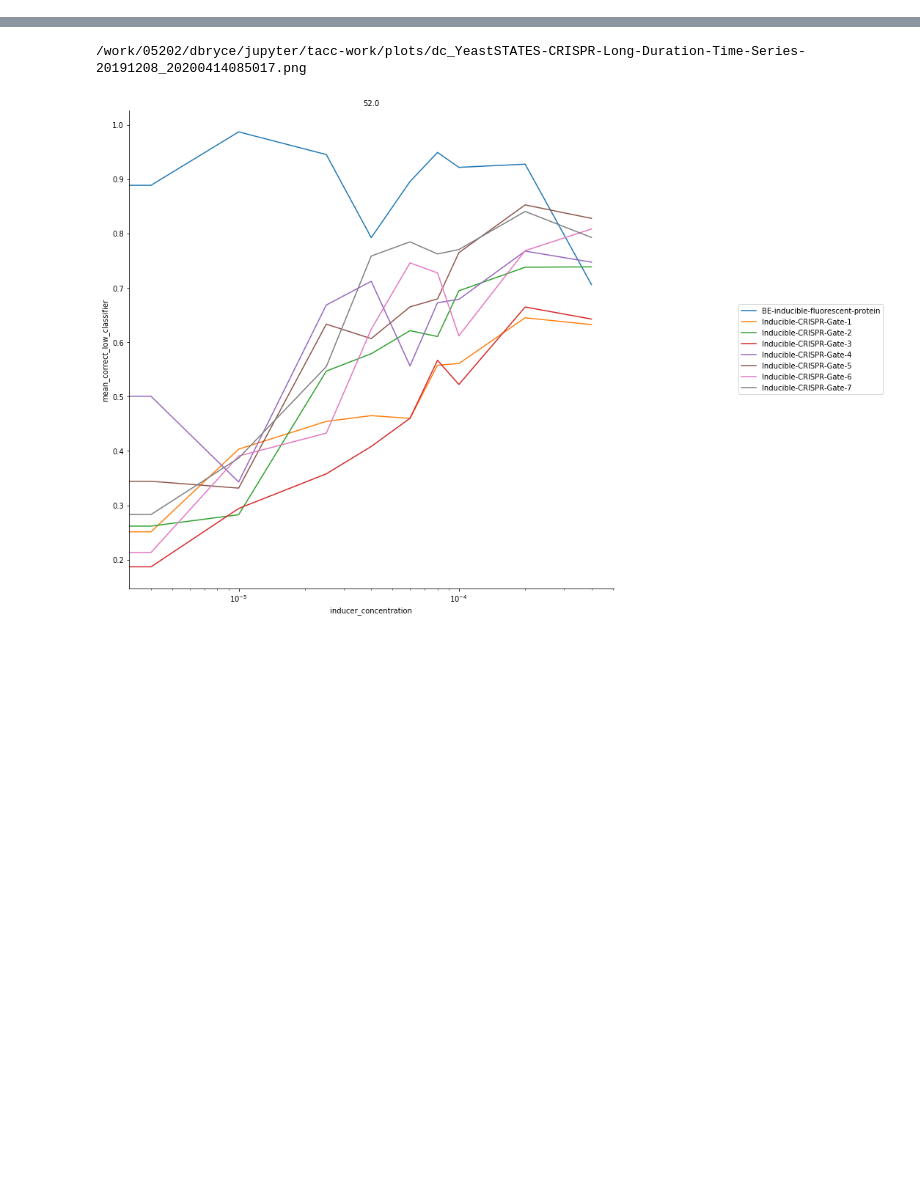
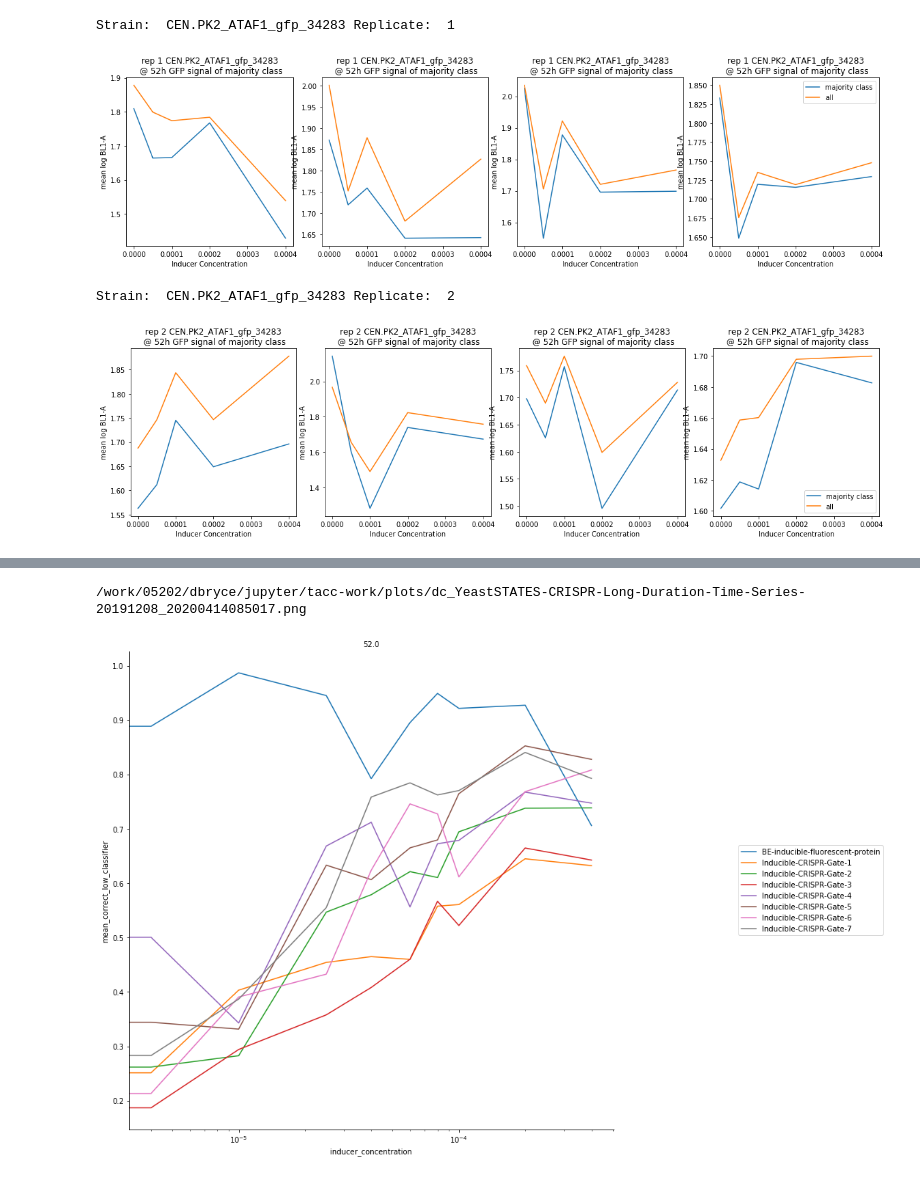
Before and after one commit to SD2E/precomputed-data-table, a Jupyter notebook: notebooks/correctness-analysis-plot.ipynb, the cells around one changed output, grey strips where cells are left out. Drawn from its saved outputs; the diff is of its cells as text; code cells hidden in the pictures; blank space fills up the shorter version.

```diff
--- a/notebooks/correctness-analysis-plot.ipynb
+++ b/notebooks/correctness-analysis-plot.ipynb
@@ -40,0 +333,41 @@ The autoreload extension is already loaded. To reload it, use:
+# %%
+## Get the GFP of the majority class
+
+prediction_groups = my_data.groupby(['inducer_concentration', 'predicted_output', 'replicate', 'timepoint'])
+all_groups = my_data.groupby(['inducer_concentration', 'replicate', 'timepoint'])
+group_agg = prediction_groups.agg(len)['log BL1-A'].reset_index().rename(columns={"log BL1-A" : "count"})
+mean_agg = prediction_groups.agg(np.mean)['log BL1-A'].reset_index().rename(columns={"log BL1-A" : "mean log BL1-A"})
+all_mean_agg = all_groups.agg(np.mean)['log BL1-A'].reset_index().rename(columns={"log BL1-A" : "mean log BL1-A"})
+mean_agg = mean_agg.merge(group_agg)
+max_agg = mean_agg.sort_values('count', ascending=False).drop_duplicates(['inducer_concentration', 'replicate', 'timepoint']).sort_values('inducer_concentration')
+
+#groupby('inducer_concentration')['count'].transform(max) == mean_agg['count']
+#print(max_agg)
+#mean_agg = prediction_groups.agg(np.mean)['log BL1-A'].reset_index()
+
+for replicate in replicates:
+    print("Strain: ", strain, "Replicate: ", replicate)
+
+    fig, axes = plt.subplots(1, len(timepoints), figsize=(16,4))
+    fig.tight_layout()
+    handles=None
+    for i, timepoint in enumerate(timepoints):
+        max_agg_rep = max_agg.loc[(max_agg.replicate==replicate) &  (max_agg.timepoint == timepoint)]
+        all_mean_agg_rep = all_mean_agg.loc[(all_mean_agg.replicate==replicate) & (all_mean_agg.timepoint == timepoint)]
+
+
+        #for out in mean_agg.predicted_output.unique():
+        #    dat = mean_agg.loc[mean_agg.predicted_output == out]
+        axes[i].plot(max_agg_rep.inducer_concentration, max_agg_rep['mean log BL1-A'], label='majority class')
+        axes[i].plot(all_mean_agg_rep.inducer_concentration, all_mean_agg_rep['mean log BL1-A'], label='all')
+        #plt.xscale('log')
+        axes[i].set_title("rep {} {}\n @ {}h GFP signal of majority class".format(replicate, strain, time))
+        axes[i].set_xlabel("Inducer Concentration")
+        axes[i].set_ylabel('mean log BL1-A')
+    plt.legend()
+    plt.show()
+# %% [output]
+Strain:  CEN.PK2_ATAF1_gfp_34283 Replicate:  1
+[figure, added]
+Strain:  CEN.PK2_ATAF1_gfp_34283 Replicate:  2
+[figure, added]
```
Also changed, not shown: parts of 13 cells of this notebook, 3 other files.
